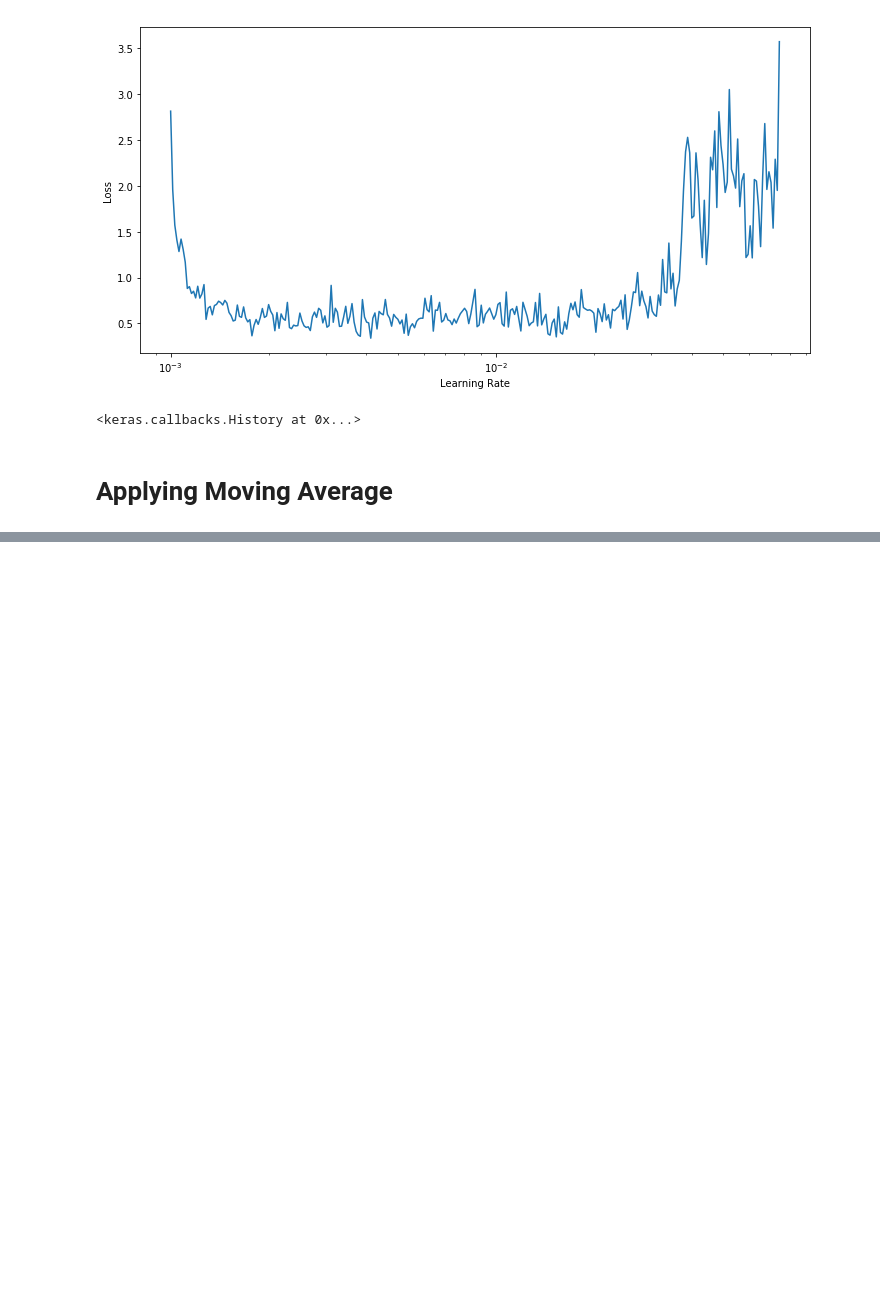
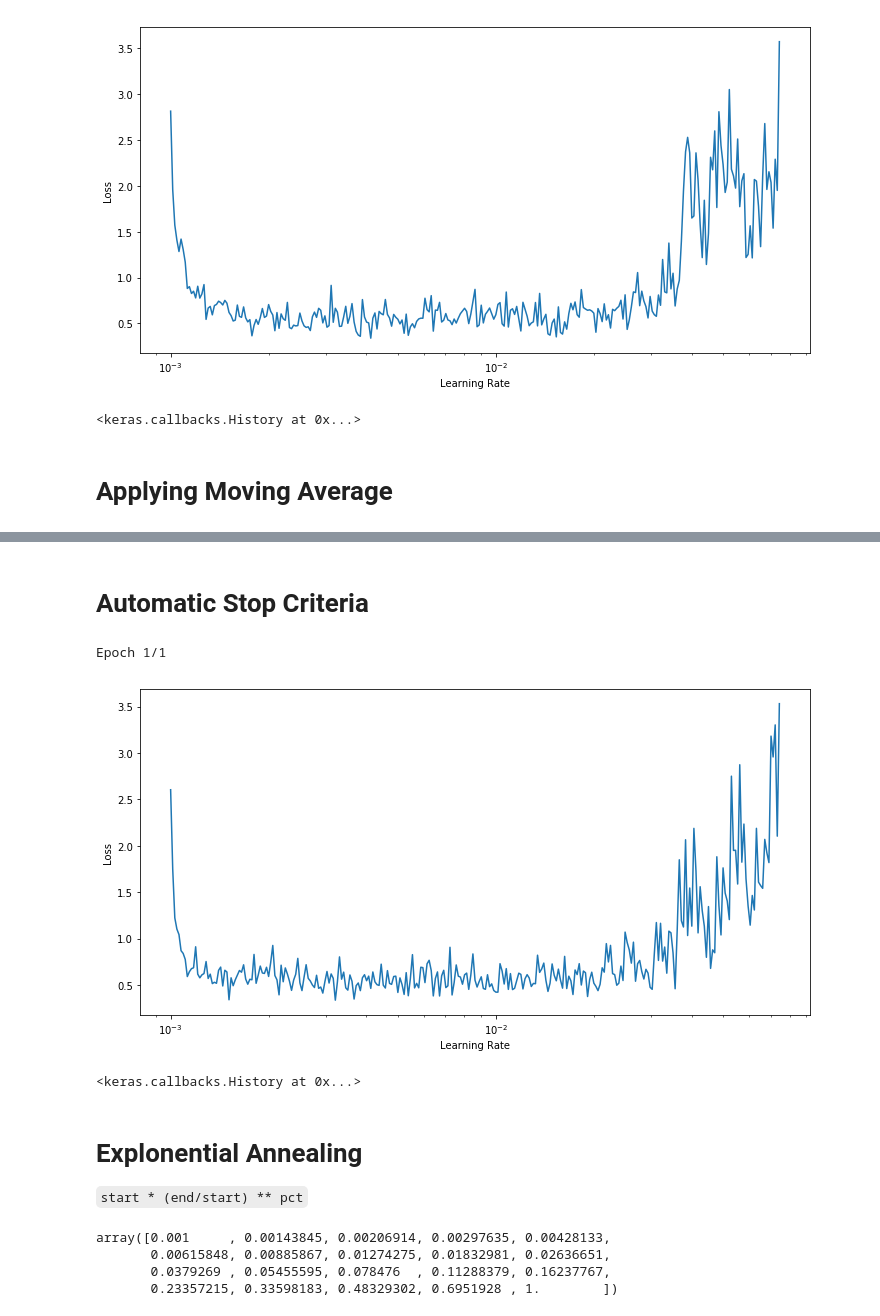
Before and after one commit to WittmannF/LRFinder, a Jupyter notebook: LRFinder_Playground.ipynb, the cells around one changed output, grey strips where cells are left out. Cells and saved outputs as stored; diff of their text form; code cells hidden in the pictures; blank space fills up the shorter version.

```diff
--- a/LRFinder_Playground.ipynb
+++ b/LRFinder_Playground.ipynb
@@ -168,4 +168,6 @@ Epoch 1/1
 <keras.callbacks.History at 0x...>
+# %% [markdown]
+# Automatic Stop Criteria
 # %%
 from keras.callbacks import Callback
 import keras.backend as K
@@ -173,10 +175,14 @@ import numpy as np
 import matplotlib.pyplot as plt
 
 class LRFinder(Callback):
-    def __init__(self, min_lr, max_lr, mom=0.9):
+    def __init__(self, min_lr, max_lr, mom=0.9, stop_multiplier=None):
         self.min_lr = min_lr
         self.max_lr = max_lr
         self.mom = mom
+        if stop_multiplier is None:
+            self.stop_multiplier = -20*self.mom/3 + 10 # 4 if mom=0.9, 10 if mom=0
+        else:
+            self.stop_multiplier = stop_multiplier
 
     def on_train_begin(self, logs={}):
         n_iterations = self.params['samples']//self.params['batch_size']
@@ -190,7 +196,7 @@ class LRFinder(Callback):
     def on_batch_end(self, batch, logs={}):
         loss = logs.get('loss')
 
-        if self.iteration!=0:
+        if self.iteration!=0: # Make loss smoother using momentum
             loss = self.losses[-1]*self.mom+loss*(1-self.mom)
 
         if self.iteration==0 or loss < self.best_loss:
@@ -201,7 +207,7 @@ class LRFinder(Callback):
 
         self.losses.append(loss)
         self.iteration += 1
-        if loss > self.best_loss*4: # Stop criteria
+        if loss > self.best_loss*self.stop_multiplier: # Stop criteria
             self.model.stop_training = True
 
     def on_train_end(self, logs=None):
@@ -211,3 +217,41 @@ class LRFinder(Callback):
         plt.ylabel("Loss")
         plt.xscale('log')
         plt.show()
+# %%
+from keras.models import Sequential
+from keras.layers import Flatten, Dense
+from keras.datasets import fashion_mnist
+
+# 1. Input Data
+(X_train, y_train), (X_test, y_test) = fashion_mnist.load_data()
+
+mean, std = X_train.mean(), X_train.std()
+X_train, X_test = (X_train-mean)/std, (X_test-mean)/std
+
+# 2. Define and Compile Model
+model = Sequential([Flatten(),
+                    Dense(512, activation='relu'),
+                    Dense(10, activation='softmax')])
+
+model.compile(loss='sparse_categorical_crossentropy', \
+              metrics=['accuracy'], optimizer='adam')
+
+
+# 3. Fit using Callback
+lr_finder = LRFinder(min_lr=0.001, max_lr=1, mom=0)
+
+model.fit(X_train, y_train, batch_size=128, callbacks=[lr_finder])
+# %% [output]
+Epoch 1/1
+[figure, added]
+<keras.callbacks.History at 0x...>
+# %% [markdown]
+# Explonential Annealing
+`start * (end/start) ** pct`
+# %%
+np.geomspace(0.001, 1, 20)
+# %% [output]
+array([0.001     , 0.00143845, 0.00206914, 0.00297635, 0.00428133,
+       0.00615848, 0.00885867, 0.01274275, 0.01832981, 0.02636651,
+       0.0379269 , 0.05455595, 0.078476  , 0.11288379, 0.16237767,
+       0.23357215, 0.33598183, 0.48329302, 0.6951928 , 1.        ])
```
Also changed, not shown: parts of 9 cells of this notebook.
